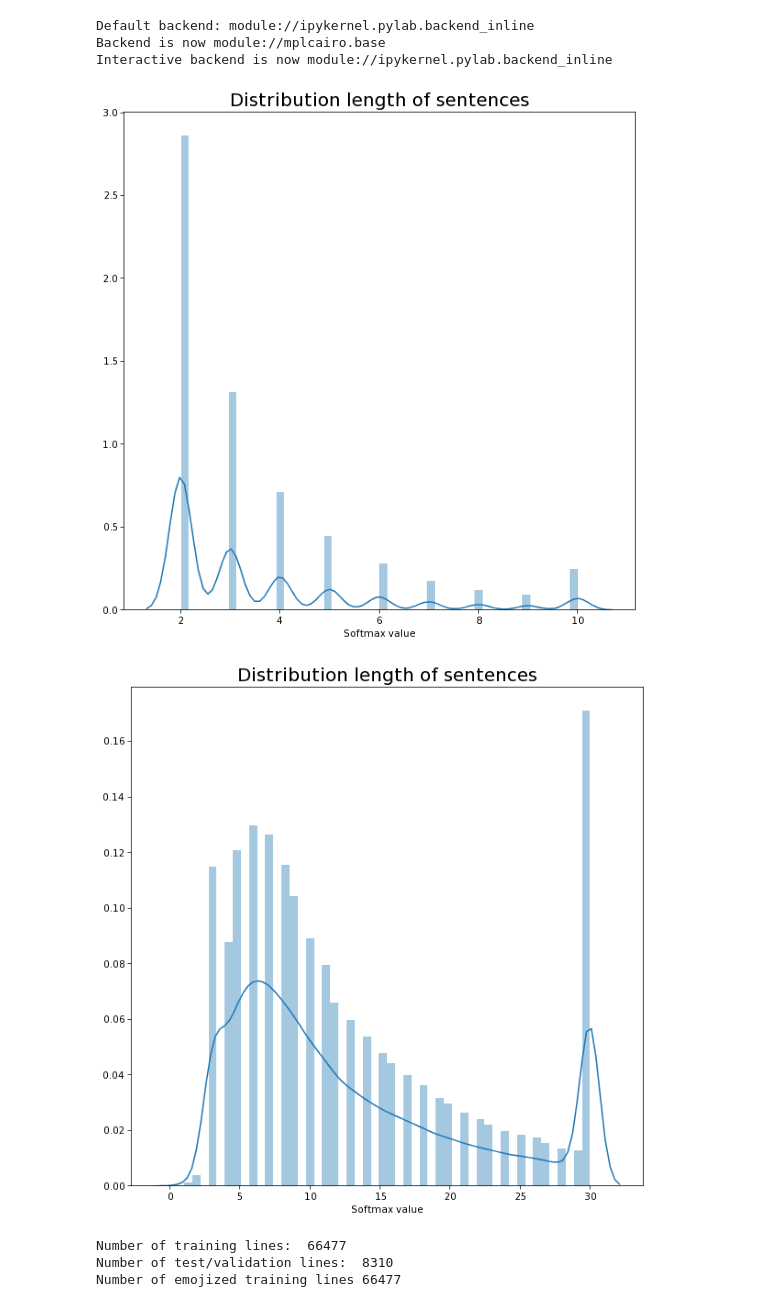
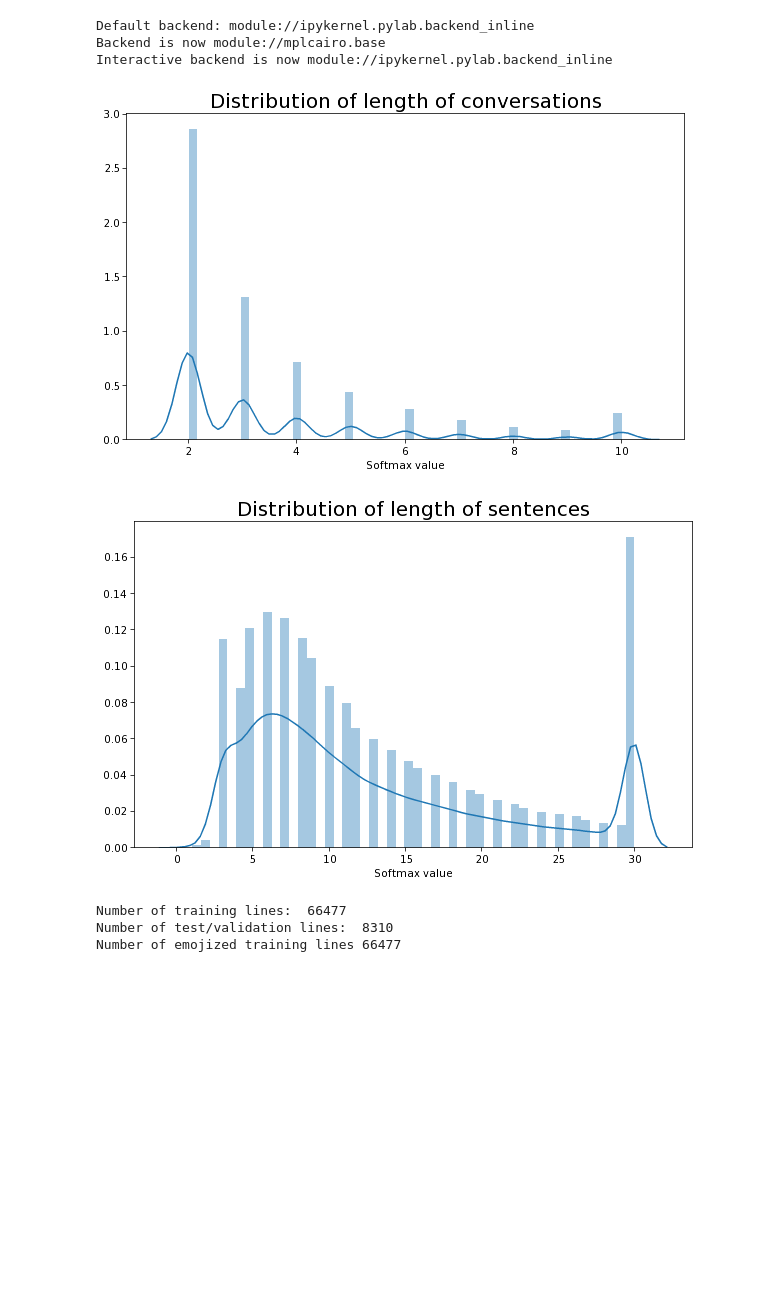
Before and after one commit to natashamjaques/A-Hierarchical-Latent-Structure-for-Variational-Conversation-Modeling, a Jupyter notebook: exploratory_analyses.ipynb, the cells around one changed output. Drawn from its saved outputs; the diff is of its cells as text; code cells hidden in the pictures; blank space fills up the shorter version.

```diff
--- a/exploratory_analyses.ipynb
+++ b/exploratory_analyses.ipynb
@@ -29,21 +29,21 @@ train_sent_len = [s_len for conv in train_sent_len_pkl for s_len in conv]
 # %%
 # Plot histogram of number of sentences/conversations
 # Input:
 # list of values
 def plot_sent_length_hist(inp, ttl):
-    plt.figure(figsize=(10,10))
+    plt.figure(figsize=(10,6))
     sns.distplot(inp)
-    plt.title('Distribution length of '+ttl, fontsize=20)
+    plt.title('Distribution of length of '+ttl, fontsize=20)
     plt.xlabel('Softmax value')
 
 #     plt.savefig('emoji_pobs.png')
     plt.show()
 
-plot_sent_length_hist(train_conv_len, 'conversat')
-plot_sent_length_hist(train_sent_len, ttl)
+plot_sent_length_hist(train_conv_len, 'conversations')
+plot_sent_length_hist(train_sent_len, 'sentences')
 # %% [output]
-[figure, old version]
+[figure, new version]
-[figure, old version]
+[figure, new version]
 # %%
 # train_pkl = pickle.load(open('datasets/cornell/train/sentences.pkl', 'rb'))
 # print ('Number of training lines: ', len(train_pkl))
```
